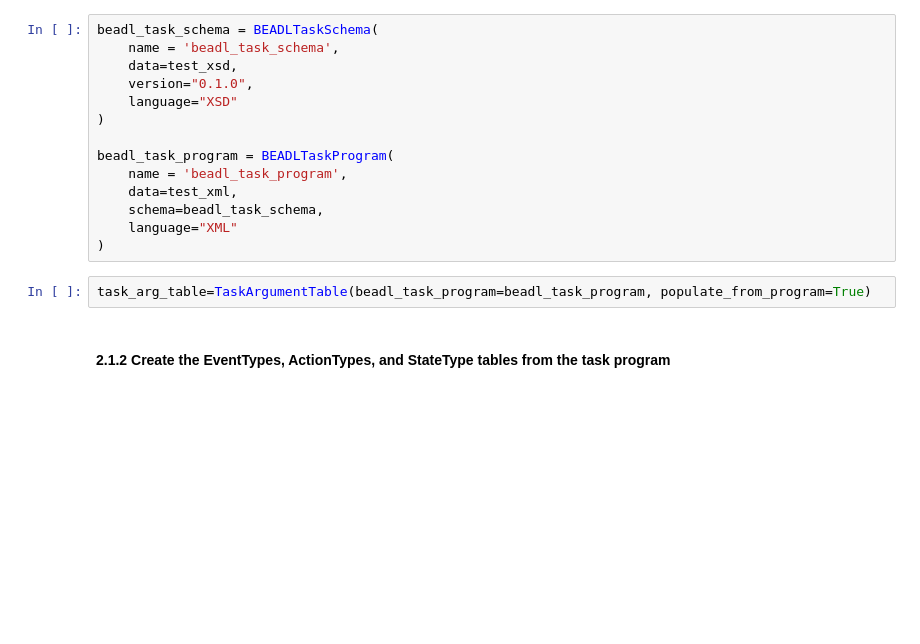
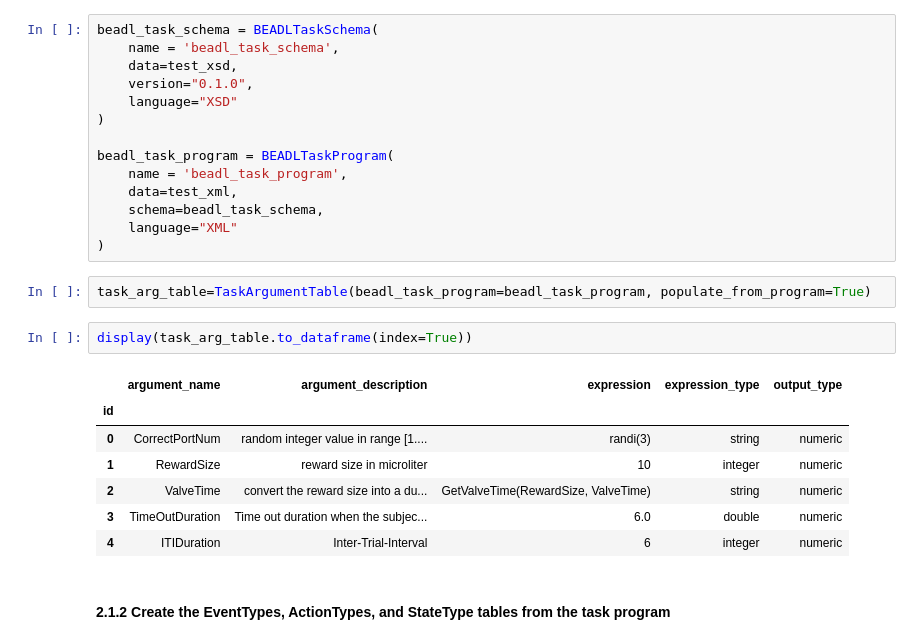
Before and after one commit to rly/ndx-structured-behavior, a Jupyter notebook: docs/tutorial_nwb_userdays_2022/beadl_example_nwb_userdays_2022.ipynb, the cells around one changed output. Saved outputs shown, nothing was run; the diff lists cells and outputs as text; blank space fills up the shorter version.

```diff
--- a/docs/tutorial_nwb_userdays_2022/beadl_example_nwb_userdays_2022.ipynb
+++ b/docs/tutorial_nwb_userdays_2022/beadl_example_nwb_userdays_2022.ipynb
@@ -62,6 +66,16 @@ beadl_task_program = BEADLTaskProgram(
 )
 # %%
 task_arg_table=TaskArgumentTable(beadl_task_program=beadl_task_program, populate_from_program=True)
+# %%
+display(task_arg_table.to_dataframe(index=True))
+# %% [output]
+|  | argument_name | argument_description | expression | expression_type | output_type |
+| id |  |  |  |  |  |
+| 0 | CorrectPortNum | random integer value in range [1.... | randi(3) | string | numeric |
+| 1 | RewardSize | reward size in microliter | 10 | integer | numeric |
+| 2 | ValveTime | convert the reward size into a du... | GetValveTime(RewardSize, ValveTime) | string | numeric |
+| 3 | TimeOutDuration | Time out duration when the subjec... | 6.0 | double | numeric |
+| 4 | ITIDuration | Inter-Trial-Interval | 6 | integer | numeric |
 # %% [markdown]
 #### 2.1.2 Create the EventTypes, ActionTypes, and StateType tables from the task program
 # %%
```
Also changed, not shown: parts of 2 cells of this notebook, 5 other files.
